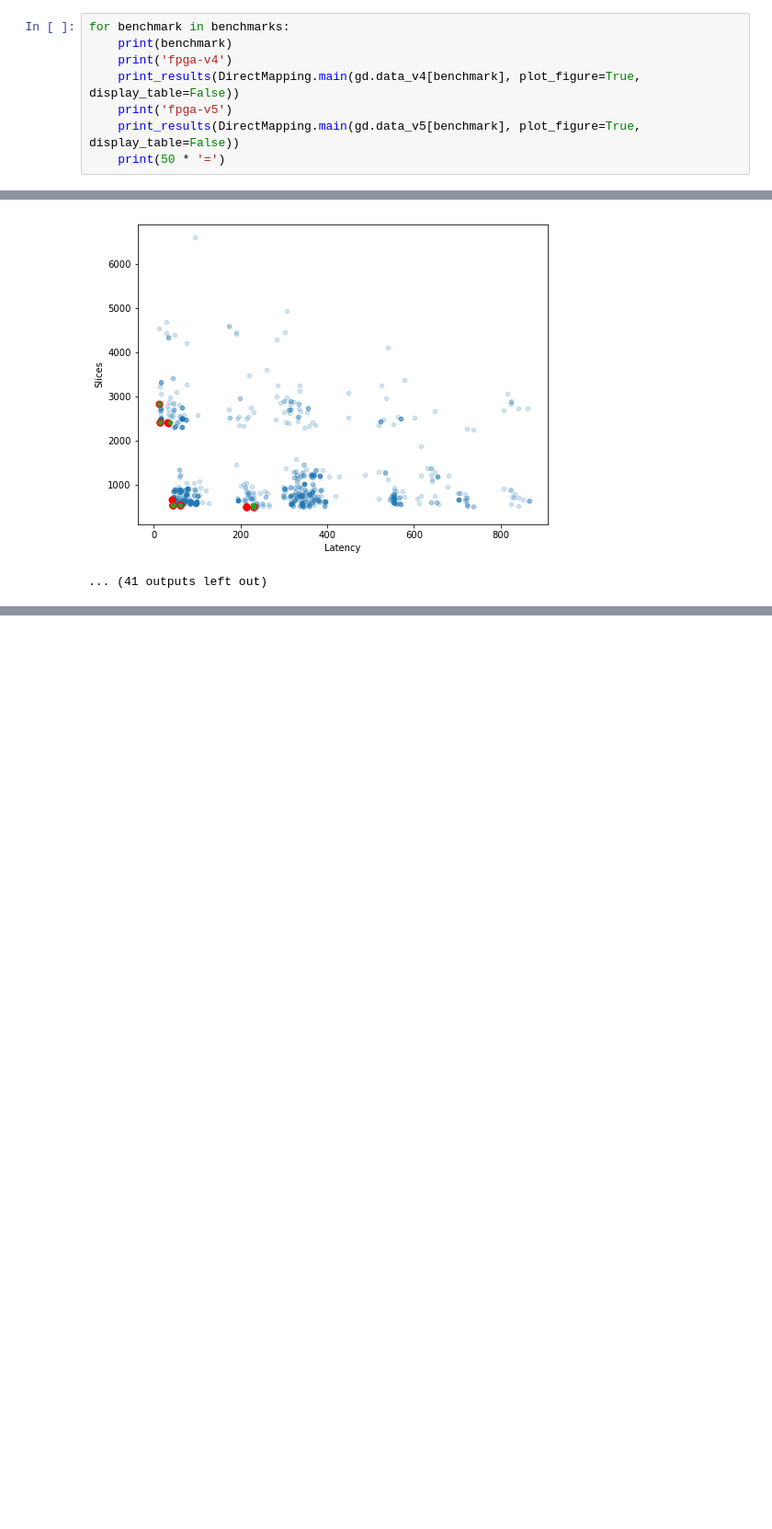
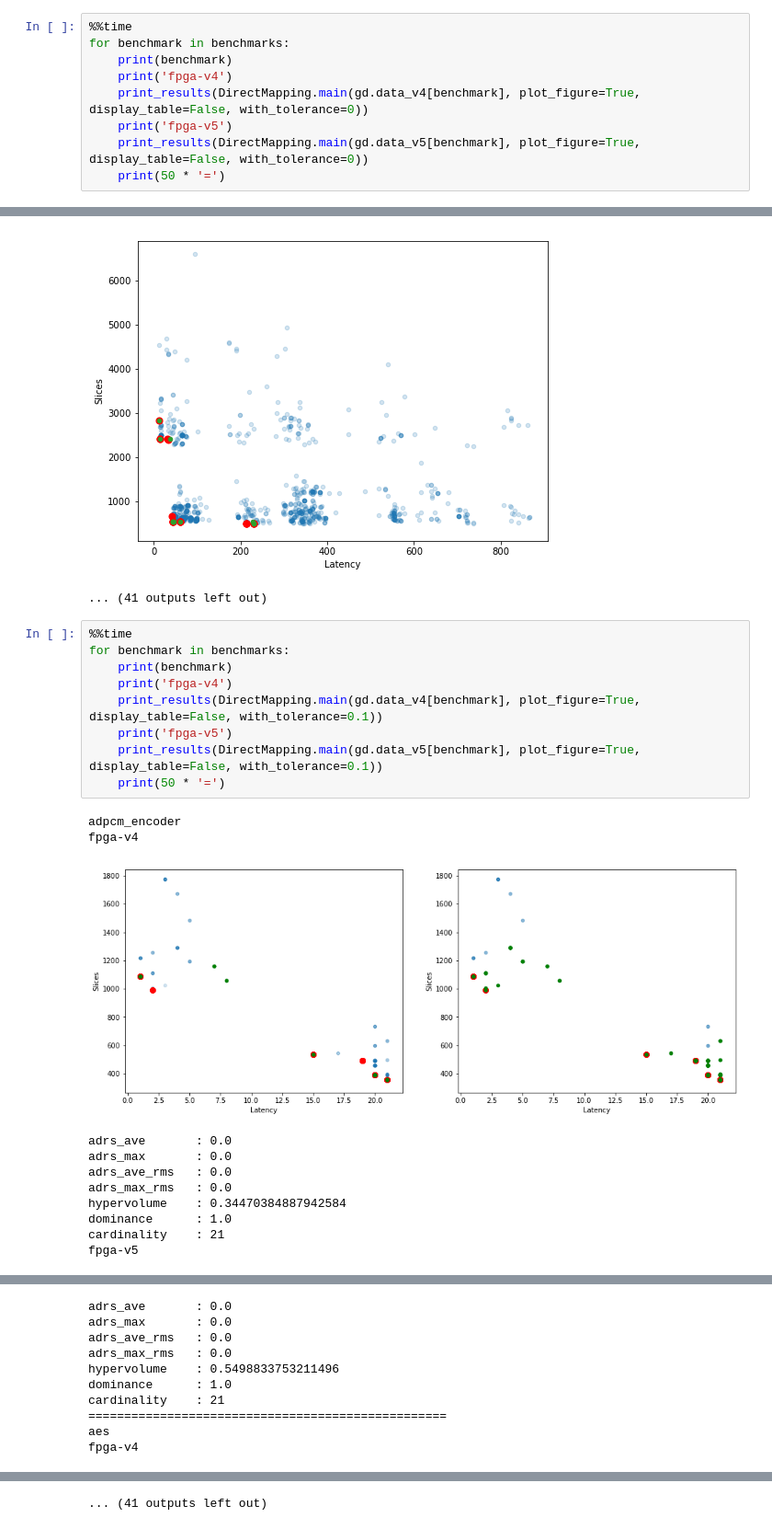
Before and after one commit to freelsn/dse-scripts, a Jupyter notebook: IN-PROGRESS/trade-off-prediction/plot trade off.ipynb, the cells around one changed output, grey strips where cells are left out. Shown at 92% size. Saved outputs shown, nothing was run; the diff lists cells and outputs as text; blank space fills up the shorter version.

```diff
--- a/IN-PROGRESS/trade-off-prediction/plot trade off.ipynb
+++ b/IN-PROGRESS/trade-off-prediction/plot trade off.ipynb
@@ -7,12 +7,13 @@ gd.main()
 # %%
 %run methods.py
 # %%
+%%time
 for benchmark in benchmarks:
     print(benchmark)
     print('fpga-v4')
-    print_results(DirectMapping.main(gd.data_v4[benchmark], plot_figure=True, display_table=False))
+    print_results(DirectMapping.main(gd.data_v4[benchmark], plot_figure=True, display_table=False, with_tolerance=0))
     print('fpga-v5')
-    print_results(DirectMapping.main(gd.data_v5[benchmark], plot_figure=True, display_table=False))
+    print_results(DirectMapping.main(gd.data_v5[benchmark], plot_figure=True, display_table=False, with_tolerance=0))
     print(50 * '=')
 # %% [output]
 adpcm_encoder
@@ -68,3 +69,24 @@ cardinality    : 8
 fpga-v5
 [figure]
 ... (41 outputs left out)
+# %%
+%%time
+for benchmark in benchmarks:
+    print(benchmark)
+    print('fpga-v4')
+    print_results(DirectMapping.main(gd.data_v4[benchmark], plot_figure=True, display_table=False, with_tolerance=0.1))
+    print('fpga-v5')
+    print_results(DirectMapping.main(gd.data_v5[benchmark], plot_figure=True, display_table=False, with_tolerance=0.1))
+    print(50 * '=')
+# %% [output]
+adpcm_encoder
+fpga-v4
+[figure, added]
+adrs_ave       : 0.0
+adrs_max       : 0.0
+adrs_ave_rms   : 0.0
+adrs_max_rms   : 0.0
+hypervolume    : 0.34470384887942584
+dominance      : 1.0
+cardinality    : 21
+fpga-v5
@@ -70,0 +94,10 @@ fpga-v5
+adrs_ave       : 0.0
+adrs_max       : 0.0
+adrs_ave_rms   : 0.0
+adrs_max_rms   : 0.0
+hypervolume    : 0.5498833753211496
+dominance      : 1.0
+cardinality    : 21
+==================================================
+aes
+fpga-v4
@@ -70,0 +134 @@ fpga-v5
+... (41 outputs left out)
```
Also changed, not shown: parts of 1 cell of this notebook, 13 other files.
